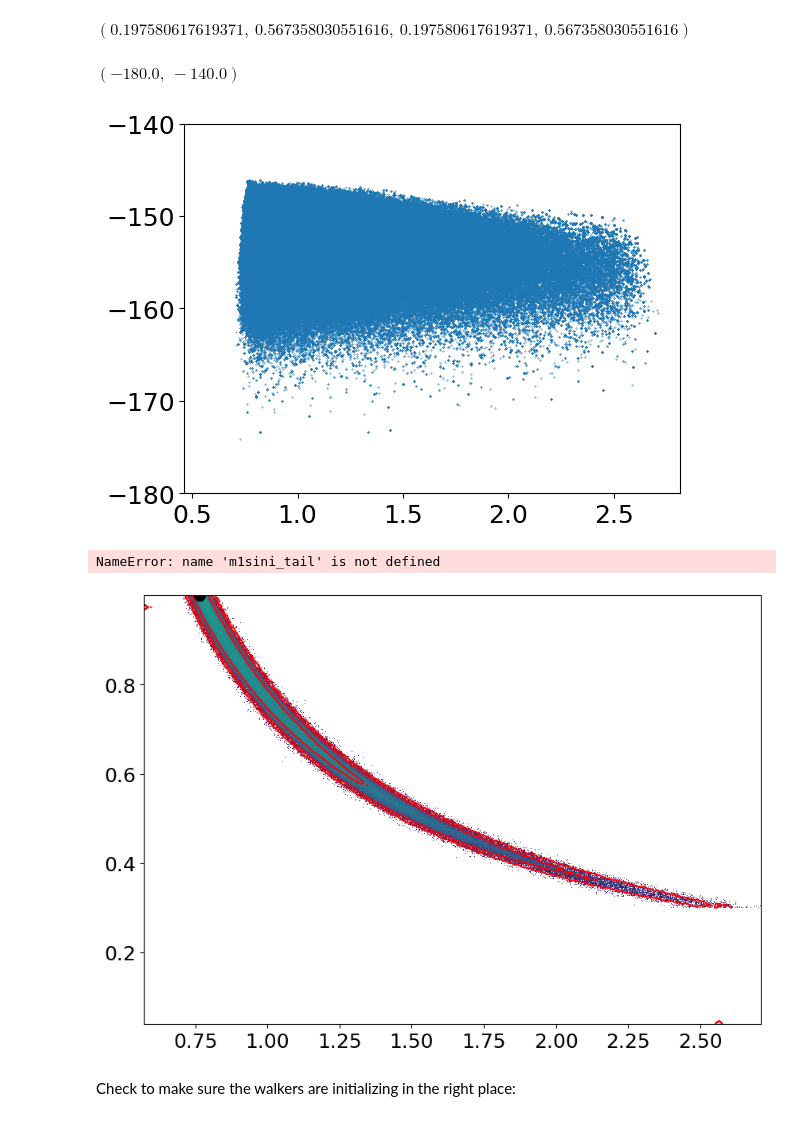
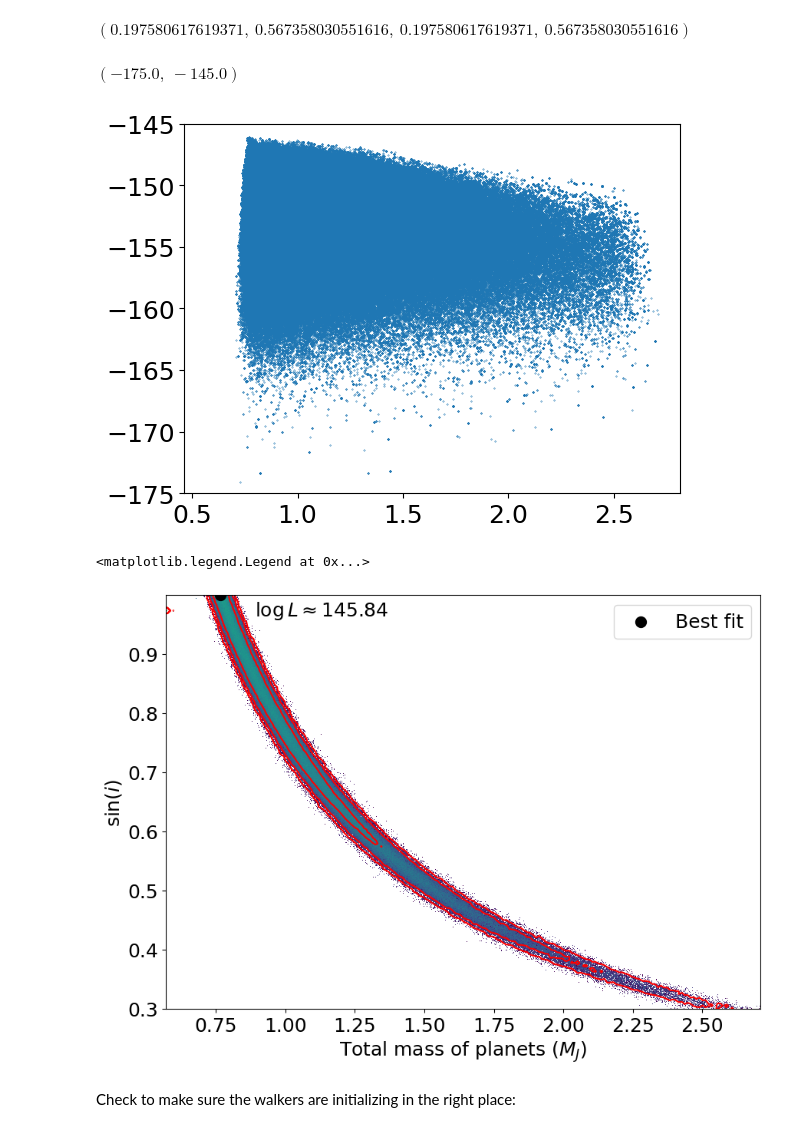
Before and after one commit to ia-chow/SURF2022, a Jupyter notebook: SURF/2021_fall-2022_winter/radvel_hd45364-sin_i_jitter_january_2024.ipynb, the cells around one changed output. Cells and saved outputs as stored; diff of their text form; code cells hidden in the pictures.

```diff
--- a/SURF/2021_fall-2022_winter/radvel_hd45364-sin_i_jitter_january_2024.ipynb
+++ b/SURF/2021_fall-2022_winter/radvel_hd45364-sin_i_jitter_january_2024.ipynb
@@ -964,38 +964,40 @@ m1_best, m2_best, m1_best/sini_best, m2_best/sini_best
 $\displaystyle \left( 0.197580617619371, \  0.567358030551616, \  0.197580617619371, \  0.567358030551616\right)$
 # %%
 pl.scatter(total_mass, log_prob.reshape(-1), s=0.1)  # sin(i) doesn't seem to affect it so much anymore when I add in jitter... why????
-pl.ylim(-180, -140)
+pl.ylim(-175, -145)
 # %% [output]
-$\displaystyle \left( -180.0, \  -140.0\right)$
+$\displaystyle \left( -175.0, \  -145.0\right)$
-[figure, old version]
+[figure, new version]
 # %%
 import matplotlib as mpl
 
 pl.figure(figsize = (10, 7))
 # contour lines
 corner.hist2d(total_mass, sin_is, s=0.1, bins=200, plot_datapoints=False, plot_density=False, levels=[0.68, 0.95, 0.99], color='r', label = 'Contours')
 # histogram with log norm
 pl.hist2d(total_mass, sin_is, norm=mpl.colors.LogNorm(), bins=1000)  # log norm
 pl.scatter(m1_best + m2_best, sini_best, color = 'black', label ='Best fit', s=100)  # best-fit point
-pl.scatter(m1sini_tail + m2sini_tail, sini_tail, color = 'orange', label = 'Tail point', s=100)  # fit for a tail point
+# pl.scatter(m1sini_tail + m2sini_tail, sini_tail, color = 'orange', label = 'Tail point', s=100)  # fit for a tail point
 pl.xlabel(r'Total mass of planets ($M_J$)'), pl.ylabel(r'$\sin(i)$')
 pl.annotate(fr'$ \log L \approx {np.round(neg_log_likelihood(best), 2)}$',
             xy=(m1_best/sini_best + m2_best/sini_best, sini_best),
             xycoords='data',
-            textcoords='axes fraction', xytext=(0.05, 0.95), color='black')#, arrowprops=dict(facecolor='red', shrink=0.01), color ='red')
-pl.annotate(fr'$ \log L \approx {np.round(neg_log_likelihood(flat_samples[tail_index]), 2)}$',
-            xy=(m1sini_tail/sini_tail + m2sini_tail/sini_tail, sini_tail),
-            xycoords='data',
-            textcoords='axes fraction', xytext=(0.75, 0.1), color='orange')#, arrowprops=dict(facecolor='red', shrink=0.01), color ='red')
+            textcoords='axes fraction', xytext=(0.15, 0.95), color='black')#, arrowprops=dict(facecolor='red', shrink=0.01), color ='red')
+# pl.annotate(fr'$ \log L \approx {np.round(neg_log_likelihood(flat_samples[tail_index]), 2)}$',
+#             xy=(m1sini_tail/sini_tail + m2sini_tail/sini_tail, sini_tail),
+#             xycoords='data',
+#             textcoords='axes fraction', xytext=(0.75, 0.1), color='orange')#, arrowprops=dict(facecolor='red', shrink=0.01), color ='red')
+
 # pl.annotate(fr'$K \approx {int(np.round(K_dist_bounds[0], roundto))}$', xy=(np.max(e1_dist), np.max(e2_dist)), xycoords='data',
 #             textcoords='axes fraction', xytext=(0.8, 0.8), arrowprops=dict(facecolor='red', shrink=0.01), color ='red')
 # x limit
-# pl.xlim(right=1.1), pl.ylim(bottom=0.7)
+# pl.xlim(right=1.1)
+pl.ylim(bottom=0.3)
 pl.legend()
 # pl.savefig('sin_i_mtot_dist.png')#, fmt='png')
 # %% [output]
-NameError: name 'm1sini_tail' is not defined
+<matplotlib.legend.Legend at 0x...>
-[figure, old version]
+[figure, new version]
 # %% [markdown]
 Check to make sure the walkers are initializing in the right place:
 # %%
```
Also changed, not shown: parts of 3 cells of this notebook, 1 other file.
